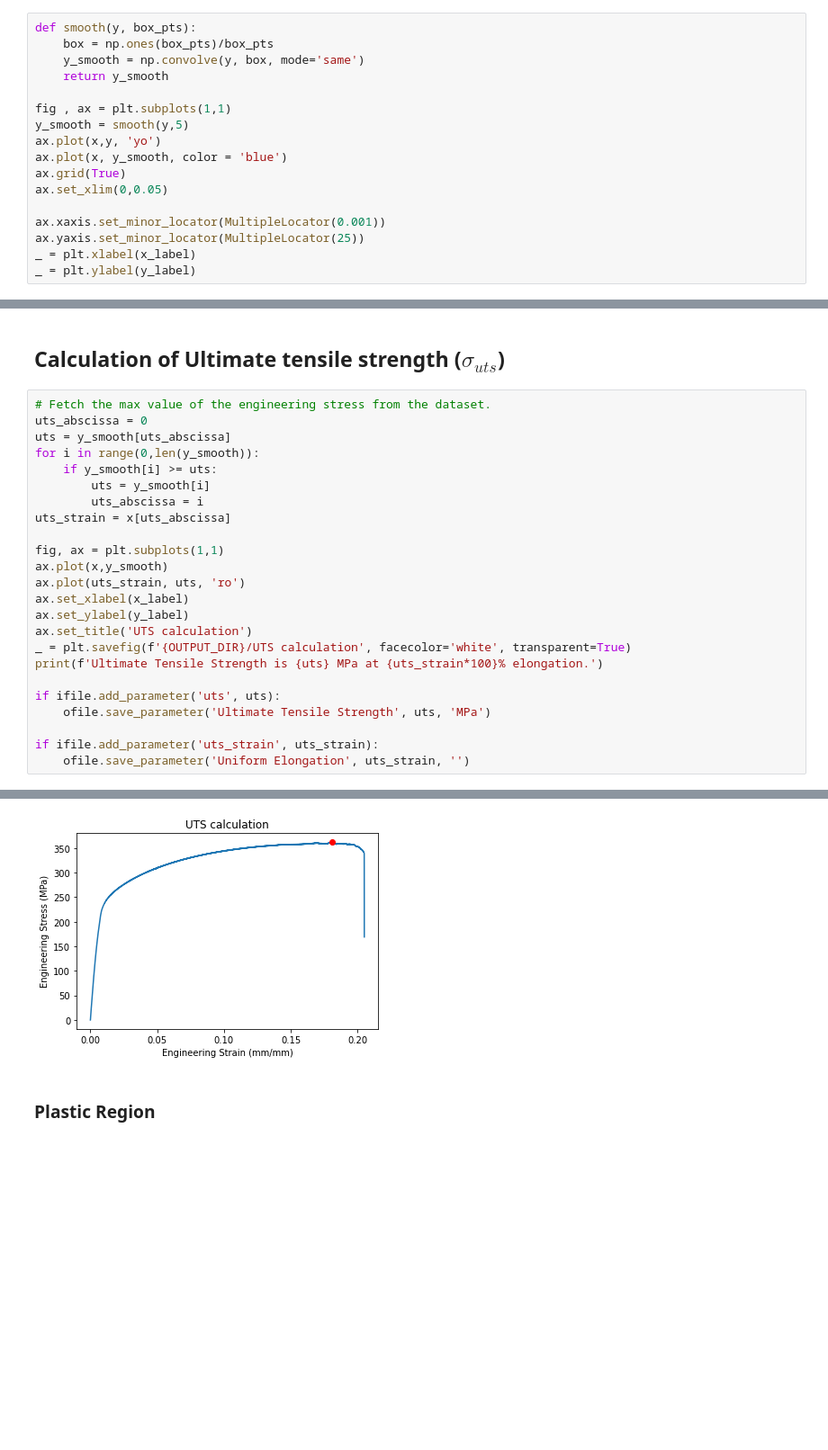
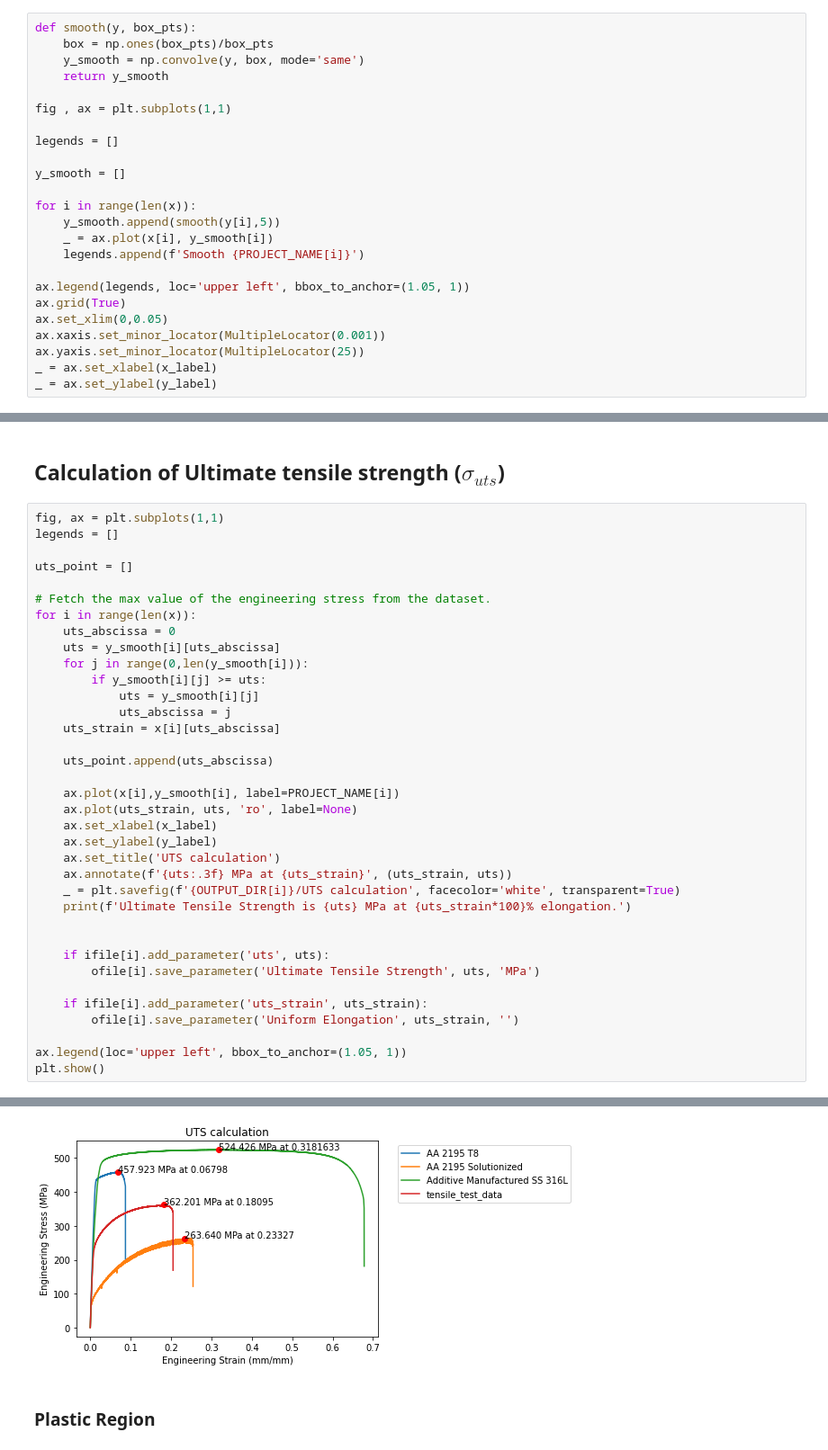
Before and after one commit to algomaster99/meta-btp, a Jupyter notebook: engineering_strain_stress.ipynb, the cells around one changed output, grey strips where cells are left out. Shown at 90% size. Drawn from its saved outputs; the diff is of its cells as text; blank space fills up the shorter version.

```diff
--- a/engineering_strain_stress.ipynb
+++ b/engineering_strain_stress.ipynb
@@ -85,14 +82,21 @@ def smooth(y, box_pts):
     return y_smooth
 
 fig , ax = plt.subplots(1,1)
-y_smooth = smooth(y,5)
-ax.plot(x,y, 'yo')
-ax.plot(x, y_smooth, color = 'blue')
+
+legends = []
+
+y_smooth = []
+
+for i in range(len(x)):
+    y_smooth.append(smooth(y[i],5))
+    _ = ax.plot(x[i], y_smooth[i])
+    legends.append(f'Smooth {PROJECT_NAME[i]}')
+
+ax.legend(legends, loc='upper left', bbox_to_anchor=(1.05, 1))
 ax.grid(True)
 ax.set_xlim(0,0.05)
-
 ax.xaxis.set_minor_locator(MultipleLocator(0.001))
 ax.yaxis.set_minor_locator(MultipleLocator(25))
-_ = plt.xlabel(x_label)
-_ = plt.ylabel(y_label)
+_ = ax.set_xlabel(x_label)
+_ = ax.set_ylabel(y_label)
 # %% [output]
@@ -182,27 +217,39 @@ Yield Strength: 236.470693 MPa
 # %% [markdown]
 ## Calculation of Ultimate tensile strength ($\sigma_{uts}$)
 # %%
+fig, ax = plt.subplots(1,1)
+legends = []
+
+uts_point = []
+
 # Fetch the max value of the engineering stress from the dataset.
-uts_abscissa = 0
-uts = y_smooth[uts_abscissa]
-for i in range(0,len(y_smooth)):
-    if y_smooth[i] >= uts:
-        uts = y_smooth[i]
-        uts_abscissa = i
-uts_strain = x[uts_abscissa]
+for i in range(len(x)):
+    uts_abscissa = 0
+    uts = y_smooth[i][uts_abscissa]
+    for j in range(0,len(y_smooth[i])):
+        if y_smooth[i][j] >= uts:
+            uts = y_smooth[i][j]
+            uts_abscissa = j
+    uts_strain = x[i][uts_abscissa]
 
-fig, ax = plt.subplots(1,1)
-ax.plot(x,y_smooth)
-ax.plot(uts_strain, uts, 'ro')
-ax.set_xlabel(x_label)
-ax.set_ylabel(y_label)
-ax.set_title('UTS calculation')
-_ = plt.savefig(f'{OUTPUT_DIR}/UTS calculation', facecolor='white', transparent=True)
-print(f'Ultimate Tensile Strength is {uts} MPa at {uts_strain*100}% elongation.')
+    uts_point.append(uts_abscissa)
 
-if ifile.add_parameter('uts', uts):
-    ofile.save_parameter('Ultimate Tensile Strength', uts, 'MPa')
+    ax.plot(x[i],y_smooth[i], label=PROJECT_NAME[i])
+    ax.plot(uts_strain, uts, 'ro', label=None)
+    ax.set_xlabel(x_label)
+    ax.set_ylabel(y_label)
+    ax.set_title('UTS calculation')
+    ax.annotate(f'{uts:.3f} MPa at {uts_strain}', (uts_strain, uts))
+    _ = plt.savefig(f'{OUTPUT_DIR[i]}/UTS calculation', facecolor='white', transparent=True)
+    print(f'Ultimate Tensile Strength is {uts} MPa at {uts_strain*100}% elongation.')
 
-if ifile.add_parameter('uts_strain', uts_strain):
-    ofile.save_parameter('Uniform Elongation', uts_strain, '')
+
+    if ifile[i].add_parameter('uts', uts):
+        ofile[i].save_parameter('Ultimate Tensile Strength', uts, 'MPa')
+
+    if ifile[i].add_parameter('uts_strain', uts_strain):
+        ofile[i].save_parameter('Uniform Elongation', uts_strain, '')
+
+ax.legend(loc='upper left', bbox_to_anchor=(1.05, 1))
+plt.show()
 # %% [output]
@@ -209,5 +259,5 @@ if ifile.add_parameter('uts_strain', uts_strain):
 Ultimate Tensile Strength is 362.20079200000004 MPa at 18.095% elongation.
-[figure, old version]
+[figure, new version]
 # %% [markdown]
 ### Plastic Region
 # %%
```
Also changed, not shown: parts of 11 cells of this notebook, 1 other file.
